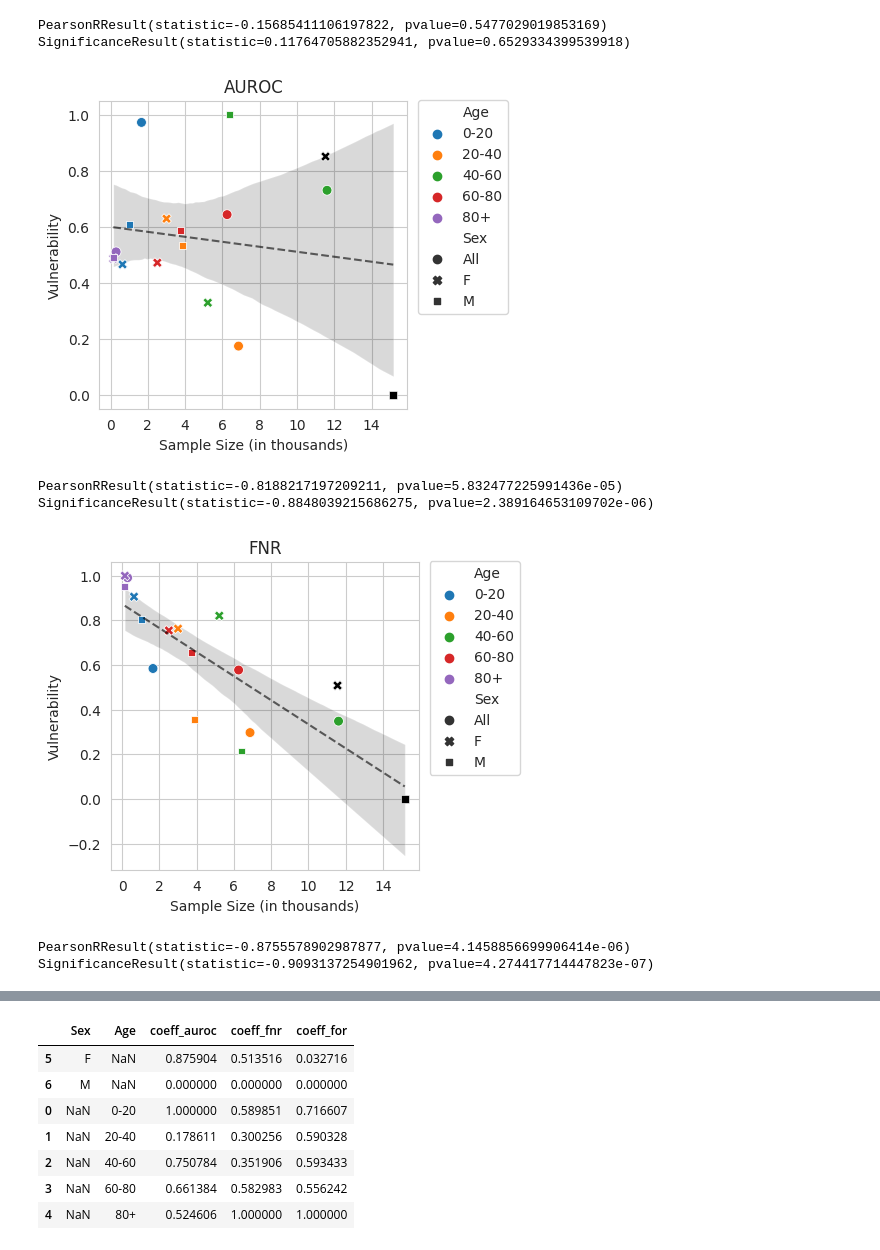
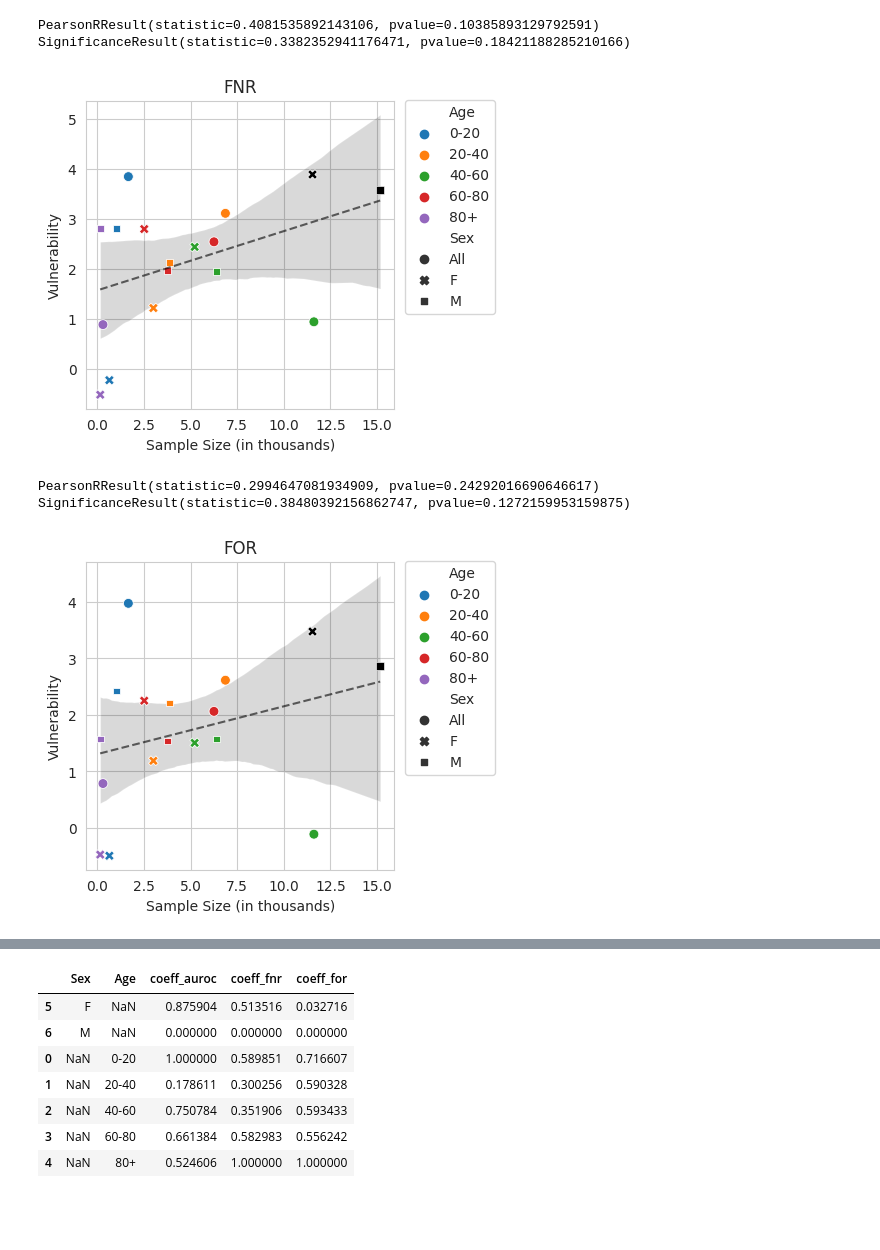
Before and after one commit to BioIntelligence-Lab/HiddenInPlainSight, a Jupyter notebook: test.ipynb, the cells around one changed output, grey strips where cells are left out. Saved outputs shown, nothing was run; the diff lists cells and outputs as text; code cells hidden in the pictures; blank space fills up the shorter version.

```diff
--- a/test.ipynb
+++ b/test.ipynb
@@ -42,7 +279,7 @@ age_groups = ['0-20', '20-40', '40-60', '60-80', '80+']
 
 df_dem = pd.concat((pd.read_csv(f'splits/aim_2/trial_0/train.csv'), pd.read_csv(f'splits/aim_2/trial_0/val.csv'), pd.read_csv(f'splits/aim_2/rsna_test.csv')))
 
-for metric in ['auroc', 'fnr', 'fomr']:
+for metric in ['fnr', 'fomr']:
   results = []
 
   for sex in sex_groups:
@@ -53,13 +290,20 @@ for metric in ['auroc', 'fnr', 'fomr']:
 
     df_diff = df_group.copy()
     df_diff[metric] = df_all[metric].values - df_group[metric].values
-    df_diff[f'{metric}_diff'] = df_diff[['trial', 'rate', metric]].groupby('trial').diff()[metric].values
-    df_diff = df_diff[df_diff.rate != 0]
+    # df_diff[f'{metric}_diff'] = df_diff[['trial', 'rate', metric]].groupby('trial').diff()[metric].values
+    # df_diff = df_diff[df_diff.rate != 0]
 
-    x = df_diff['rate'].values
-    y = df_diff[f'{metric}_diff'].values
-    y = sm.add_constant(y)
-    logit = sm.Logit(x, y).fit(disp=0)
+    # x = df_diff['rate'].values
+    # y = df_diff[f'{metric}_diff'].values
+    # y = sm.add_constant(y)
+    # logit = sm.Logit(x, y).fit(disp=0)
+    # vul = logit.params[-1]
+    x = x = df_diff['rate'].values
+    y = df_diff[metric].values
+    # vul, _, _, _, _ = stats.linregress(x, y)
+    y = (y - y.min())/(y.max() - y.min())
+    x = sm.add_constant(x)
+    logit = sm.Logit(y, x).fit(disp=0)
     vul = logit.params[-1]
 
     # df_group[f'{metric}_diff'] = df_group[['trial', 'rate', metric]].groupby('trial').diff()[metric].values
@@ -89,13 +333,20 @@ for metric in ['auroc', 'fnr', 'fomr']:
 
     df_diff = df_group.copy()
     df_diff[metric] = df_all[metric].values - df_group[metric].values
-    df_diff[f'{metric}_diff'] = df_diff[['trial', 'rate', metric]].groupby('trial').diff()[metric].values
-    df_diff = df_diff[df_diff.rate != 0]
+    # df_diff[f'{metric}_diff'] = df_diff[['trial', 'rate', metric]].groupby('trial').diff()[metric].values
+    # df_diff = df_diff[df_diff.rate != 0]
 
+    # x = df_diff['rate'].values
+    # y = df_diff[f'{metric}_diff'].values
+    # y = sm.add_constant(y)
+    # logit = sm.Logit(x, y).fit(disp=0)
+    # vul = logit.params[-1]
     x = df_diff['rate'].values
-    y = df_diff[f'{metric}_diff'].values
-    y = sm.add_constant(y)
-    logit = sm.Logit(x, y).fit(disp=0)
+    y = df_diff[metric].values
+    # vul, _, _, _, _ = stats.linregress(x, y)
+    y = (y - y.min())/(y.max() - y.min())
+    x = sm.add_constant(x)
+    logit = sm.Logit(y, x).fit(disp=0)
     vul = logit.params[-1]
 
     # df_group[f'{metric}_diff'] = df_group[['trial', 'rate', metric]].groupby('trial').diff()[metric].values
@@ -130,13 +381,20 @@ for metric in ['auroc', 'fnr', 'fomr']:
 
         df_diff = df_group.copy()
         df_diff[metric] = df_all[metric].values - df_group[metric].values
-        df_diff[f'{metric}_diff'] = df_diff[['trial', 'rate', metric]].groupby('trial').diff()[metric].values
-        df_diff = df_diff[df_diff.rate != 0]
+        # df_diff[f'{metric}_diff'] = df_diff[['trial', 'rate', metric]].groupby('trial').diff()[metric].values
+        # df_diff = df_diff[df_diff.rate != 0]
 
+        # x = df_diff['rate'].values
+        # y = df_diff[f'{metric}_diff'].values
+        # y = sm.add_constant(y)
+        # logit = sm.Logit(x, y).fit(disp=0)
+        # vul = logit.params[-1]
         x = df_diff['rate'].values
-        y = df_diff[f'{metric}_diff'].values
-        y = sm.add_constant(y)
-        logit = sm.Logit(x, y).fit(disp=0)
+        y = df_diff[metric].values
+        # vul, _, _, _, _ = stats.linregress(x, y)
+        y = (y - y.min())/(y.max() - y.min())
+        x = sm.add_constant(x)
+        logit = sm.Logit(y, x).fit(disp=0)
         vul = logit.params[-1]
 
         # df_group[f'{metric}_diff'] = df_group[['trial', 'rate', metric]].groupby('trial').diff()[metric].values
@@ -160,8 +418,10 @@ for metric in ['auroc', 'fnr', 'fomr']:
 
 
   df_results = pd.DataFrame(results, columns=['Sex', 'Age', 'count', 'coeff']).sort_values(['Sex', 'Age'])
-  df_results['coeff'] = (df_results['coeff'] - df_results['coeff'].min())/(df_results['coeff'].max() - df_results['coeff'].min())
-  # df_results.to_csv(f'results/aim_2/{model}/{ds}_vul_{metric}.csv', index=False)
+  if metric != 'auroc':
+    df_results['coeff'] = -df_results['coeff']
+  # df_results['coeff'] = (df_results['coeff'] - df_results['coeff'].min())/(df_results['coeff'].max() - df_results['coeff'].min())
+  # df_results.to_csv(f'results/aim_2/{model}/vul/new/{ds}_vul_{metric}.csv', index=False)
 
   x = df_results['count'].values
   y = df_results['coeff'].values
@@ -180,37 +440,37 @@ for metric in ['auroc', 'fnr', 'fomr']:
   else:
     plt.title('FOR')
   plt.xlabel('Sample Size (in thousands)')
   plt.ylabel('Vulnerability')
   ratio = 1.0
   ax = plt.gca()
+  # ax.set_ylim(-0.05, 1.05)
   x_left, x_right = ax.get_xlim()
   y_low, y_high = ax.get_ylim()
   ax.set_aspect(abs((x_right-x_left)/(y_low-y_high))*ratio)
-  ax.set_xticks([0, 2, 4, 6, 8, 10, 12, 14])
-  # plt.savefig(f'results/aim_2/{model}/{ds}_vul_{metric}.png', bbox_inches='tight', dpi=300)
+  # ax.set_xticks([0, 2, 4, 6, 8, 10, 12, 14])
+  # plt.savefig(f'results/aim_2/{model}/vul/new/{ds}_vul_{metric}.png', bbox_inches='tight', dpi=300)
   plt.show()
   ####
   # if metric == 'auroc':
   #   y_max = 0.1
   # elif metric == 'fnr':
   #   y_max = 0.02
   # else:
   #   y_max = 0.05
   # plt.xlabel(None)
   # plt.ylabel(None)
   # plt.axis((0, 4, 0, y_max))
   # ratio = 1.0
   # ax = plt.gca()
   # x_left, x_right = ax.get_xlim()
   # y_low, y_high = ax.get_ylim()
   # ax.set_aspect(abs((x_right-x_left)/(y_low-y_high))*ratio)
   # ax.set_xticks([0, 1, 2, 3, 4])
   # plt.legend().remove()
   # # plt.savefig(f'results/aim_2/{model}/{ds}_vul_{metric}_zoom.png', bbox_inches='tight', dpi=300)
   # plt.show()
 # %% [output]
-PearsonRResult(statistic=-0.15685411106197822, pvalue=0.5477029019853169) SignificanceResult(statistic=0.11764705882352941, pvalue=0.6529334399539918)
+PearsonRResult(statistic=0.4081535892143106, pvalue=0.10385893129792591) SignificanceResult(statistic=0.3382352941176471, pvalue=0.18421188285210166)
-[figure, old version]
+[figure, new version]
-PearsonRResult(statistic=-0.8188217197209211, pvalue=5.832477225991436e-05) SignificanceResult(statistic=-0.8848039215686275, pvalue=2.389164653109702e-06)
+PearsonRResult(statistic=0.2994647081934909, pvalue=0.24292016690646617) SignificanceResult(statistic=0.38480392156862747, pvalue=0.1272159953159875)
-[figure, old version]
+[figure, new version]
-PearsonRResult(statistic=-0.8755578902987877, pvalue=4.1458856699906414e-06) SignificanceResult(statistic=-0.9093137254901962, pvalue=4.274417714447823e-07)
```
Also changed, not shown: parts of 6 cells of this notebook.
